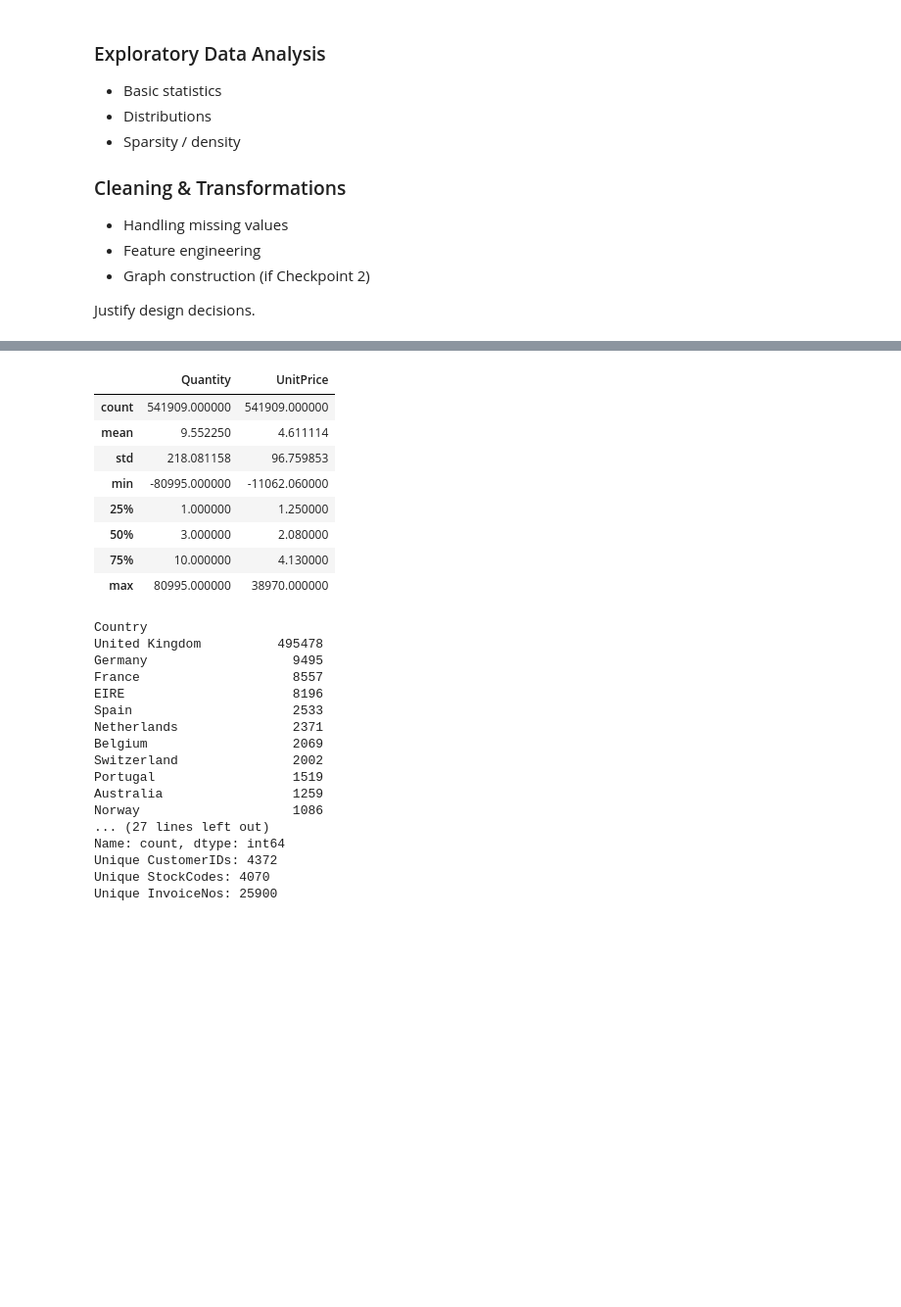
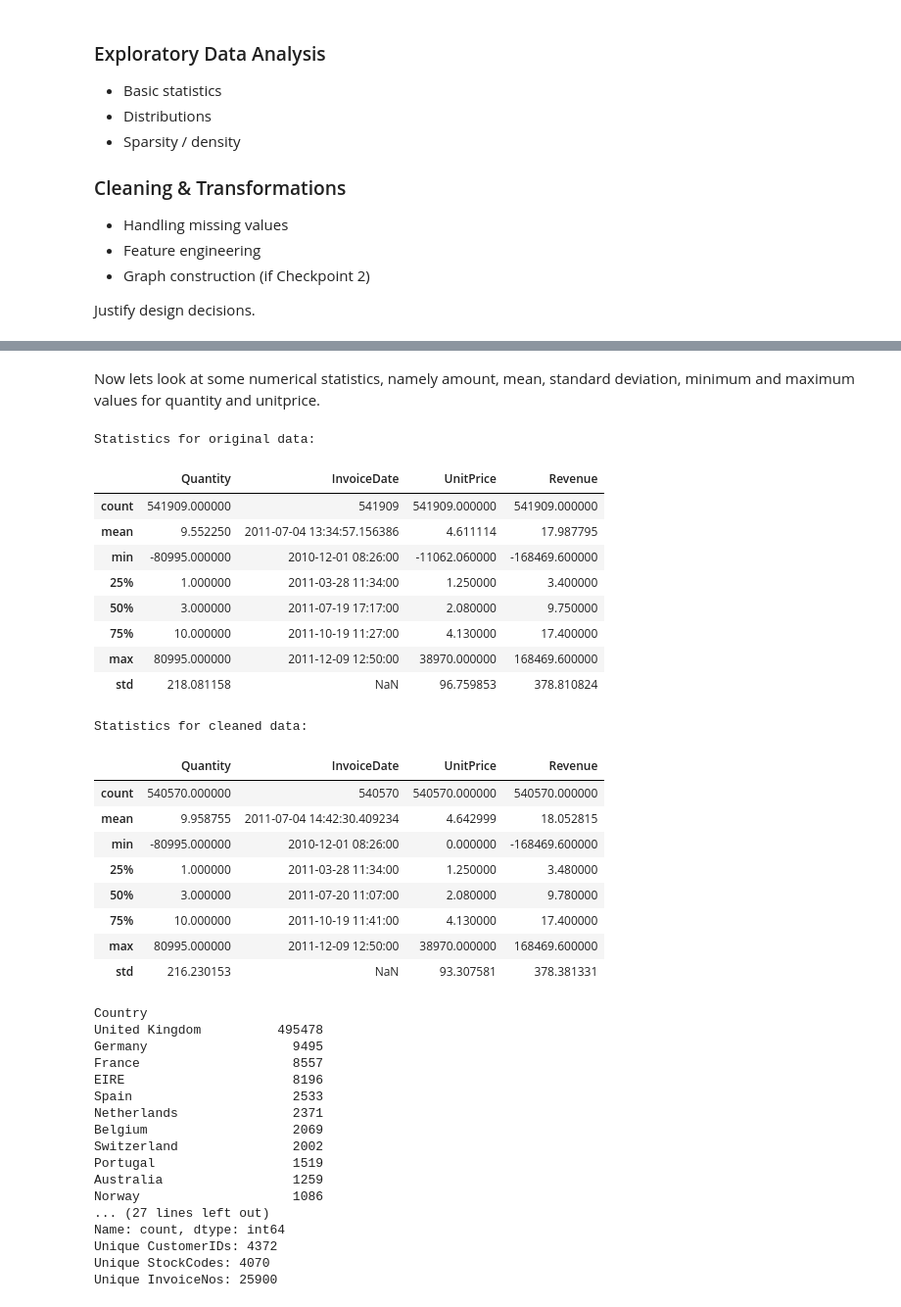
Before and after one commit to NouRALsaidD/data_mining_2026, a Jupyter notebook: data_mining_project_template.ipynb, the cells around one changed output, grey strips where cells are left out. Shown at 98% size. Drawn from its saved outputs; the diff is of its cells as text; code cells hidden in the pictures; blank space fills up the shorter version.

Commit message:
started doing some cleanup, talked to TA and he said its fine to do data cleanup first and then compare the two when looking at statistics /distributions

```diff
--- a/data_mining_project_template.ipynb
+++ b/data_mining_project_template.ipynb
@@ -93,17 +126,38 @@ dtype: int64
+# %% [markdown]
+Now lets look at some numerical statistics, namely amount, mean, standard deviation, minimum and maximum values for quantity and unitprice.
 # %%
 #Lets look at some basic statistics for numeric columns (quantity, unitprice), we ignore the customerid column, as it is a number but its not relavant to look at statistics for it.
+print("Statistics for original data:")
 data_no_customer = data.drop(columns=['CustomerID'])
 data_no_customer.describe()
 # %% [output]
+Statistics for original data:
-|  | Quantity | UnitPrice |
-| count | 541909.000000 | 541909.000000 |
-| mean | 9.552250 | 4.611114 |
-| std | 218.081158 | 96.759853 |
-| min | -80995.000000 | -11062.060000 |
-| 25% | 1.000000 | 1.250000 |
-| 50% | 3.000000 | 2.080000 |
-| 75% | 10.000000 | 4.130000 |
-| max | 80995.000000 | 38970.000000 |
+|  | Quantity | InvoiceDate | UnitPrice | Revenue |
+| count | 541909.000000 | 541909 | 541909.000000 | 541909.000000 |
+| mean | 9.552250 | 2011-07-04 13:34:57.156386 | 4.611114 | 17.987795 |
+| min | -80995.000000 | 2010-12-01 08:26:00 | -11062.060000 | -168469.600000 |
+| 25% | 1.000000 | 2011-03-28 11:34:00 | 1.250000 | 3.400000 |
+| 50% | 3.000000 | 2011-07-19 17:17:00 | 2.080000 | 9.750000 |
+| 75% | 10.000000 | 2011-10-19 11:27:00 | 4.130000 | 17.400000 |
+| max | 80995.000000 | 2011-12-09 12:50:00 | 38970.000000 | 168469.600000 |
+| std | 218.081158 | NaN | 96.759853 | 378.810824 |
+# %%
+print("Statistics for cleaned data:")
+#Lets also look at the same statistics for the cleaned data
+data_filtered_no_customer = data_filtered.drop(columns=['CustomerID'])
+data_filtered_no_customer.describe()
+#This needs to be in a different cell for some reason
+# %% [output]
+Statistics for cleaned data:
+|  | Quantity | InvoiceDate | UnitPrice | Revenue |
+| count | 540570.000000 | 540570 | 540570.000000 | 540570.000000 |
+| mean | 9.958755 | 2011-07-04 14:42:30.409234 | 4.642999 | 18.052815 |
+| min | -80995.000000 | 2010-12-01 08:26:00 | 0.000000 | -168469.600000 |
+| 25% | 1.000000 | 2011-03-28 11:34:00 | 1.250000 | 3.480000 |
+| 50% | 3.000000 | 2011-07-20 11:07:00 | 2.080000 | 9.780000 |
+| 75% | 10.000000 | 2011-10-19 11:41:00 | 4.130000 | 17.400000 |
+| max | 80995.000000 | 2011-12-09 12:50:00 | 38970.000000 | 168469.600000 |
+| std | 216.230153 | NaN | 93.307581 | 378.381331 |
 # %%
 #Lets also generate a categorical overview
 print(data["Country"].value_counts())
```
Also changed, not shown: parts of 6 cells of this notebook.
